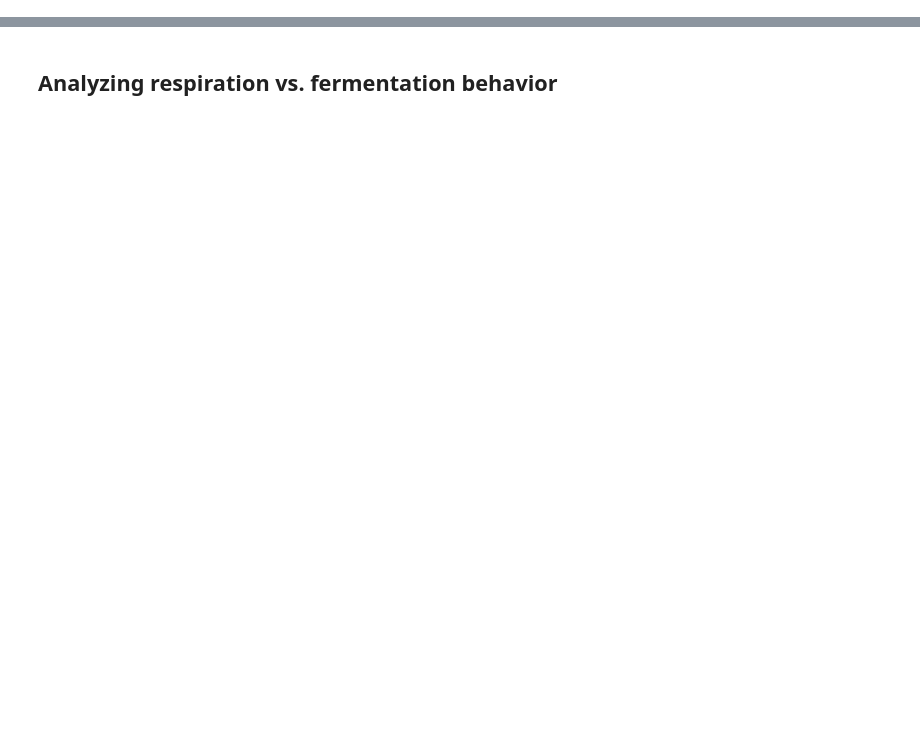
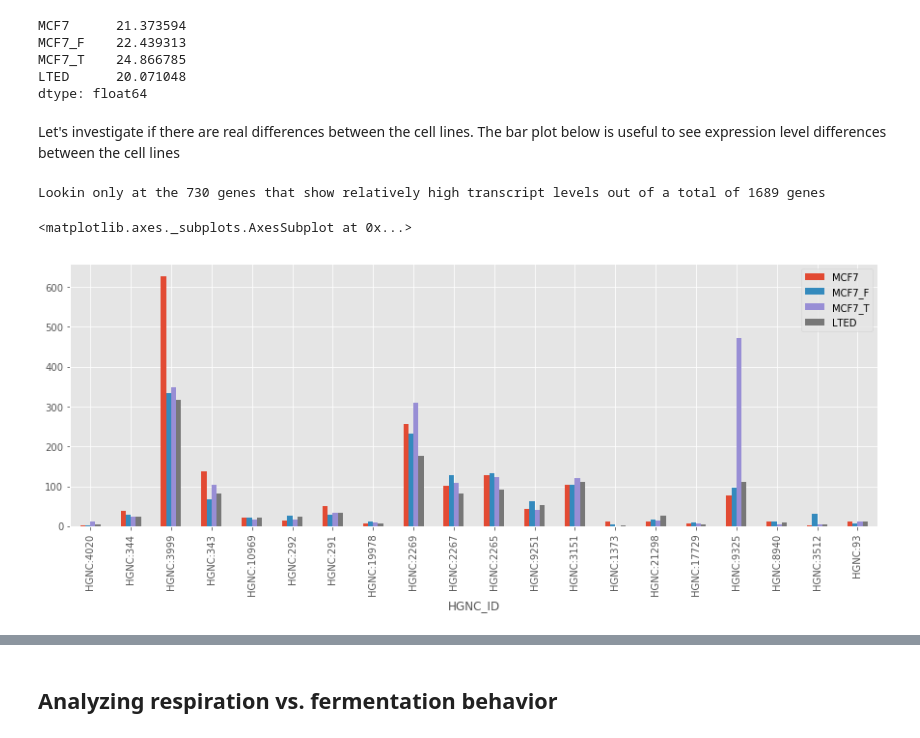
Before and after one commit to ThierryMondeel/Systems_Biology_FBA_tutorial, a Jupyter notebook: FBA_tutorials/6_Cancer_cell_line_models.ipynb, the cells around one changed output, grey strips where cells are left out. Saved outputs shown, nothing was run; the diff lists cells and outputs as text; code cells hidden in the pictures; blank space fills up the shorter version.

```diff
--- a/FBA_tutorials/6_Cancer_cell_line_models.ipynb
+++ b/FBA_tutorials/6_Cancer_cell_line_models.ipynb
@@ -165,0 +136,18 @@ WT_r3.reactions.G5SADs
+# %%
+(dataset < 1e-3).sum(axis=0)/len(dataset)*100
+# %% [output]
+MCF7      21.373594
+MCF7_F    22.439313
+MCF7_T    24.866785
+LTED      20.071048
+dtype: float64
+# %% [markdown]
+Let's investigate if there are real differences between the cell lines. The bar plot below is useful to see expression level differences between the cell lines
+# %%
+subdataset = dataset[(dataset.T > 10).any()] # zoom in on genes with reasonably high transcript levels
+print('Lookin only at the',len(subdataset),'genes that show relatively high transcript levels out of a total of', len(dataset),'genes')
+subdataset.iloc[0:20].plot(kind='bar',figsize=(15,5))
+# %% [output]
+Lookin only at the 730 genes that show relatively high transcript levels out of a total of 1689 genes
+<matplotlib.axes._subplots.AxesSubplot at 0x...>
+[figure, added]
```
Also changed, not shown: parts of 44 cells of this notebook, 10 other files.
